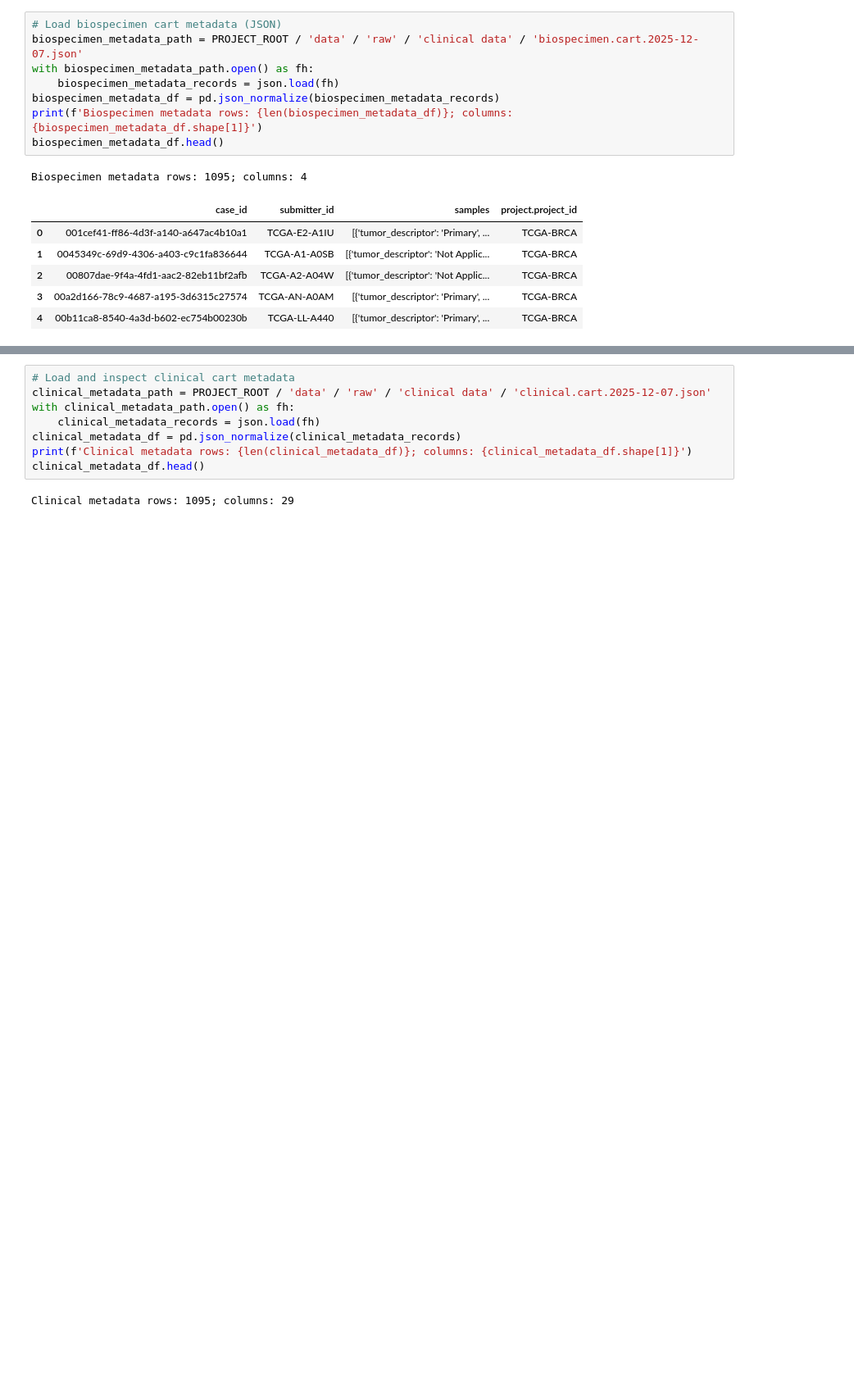
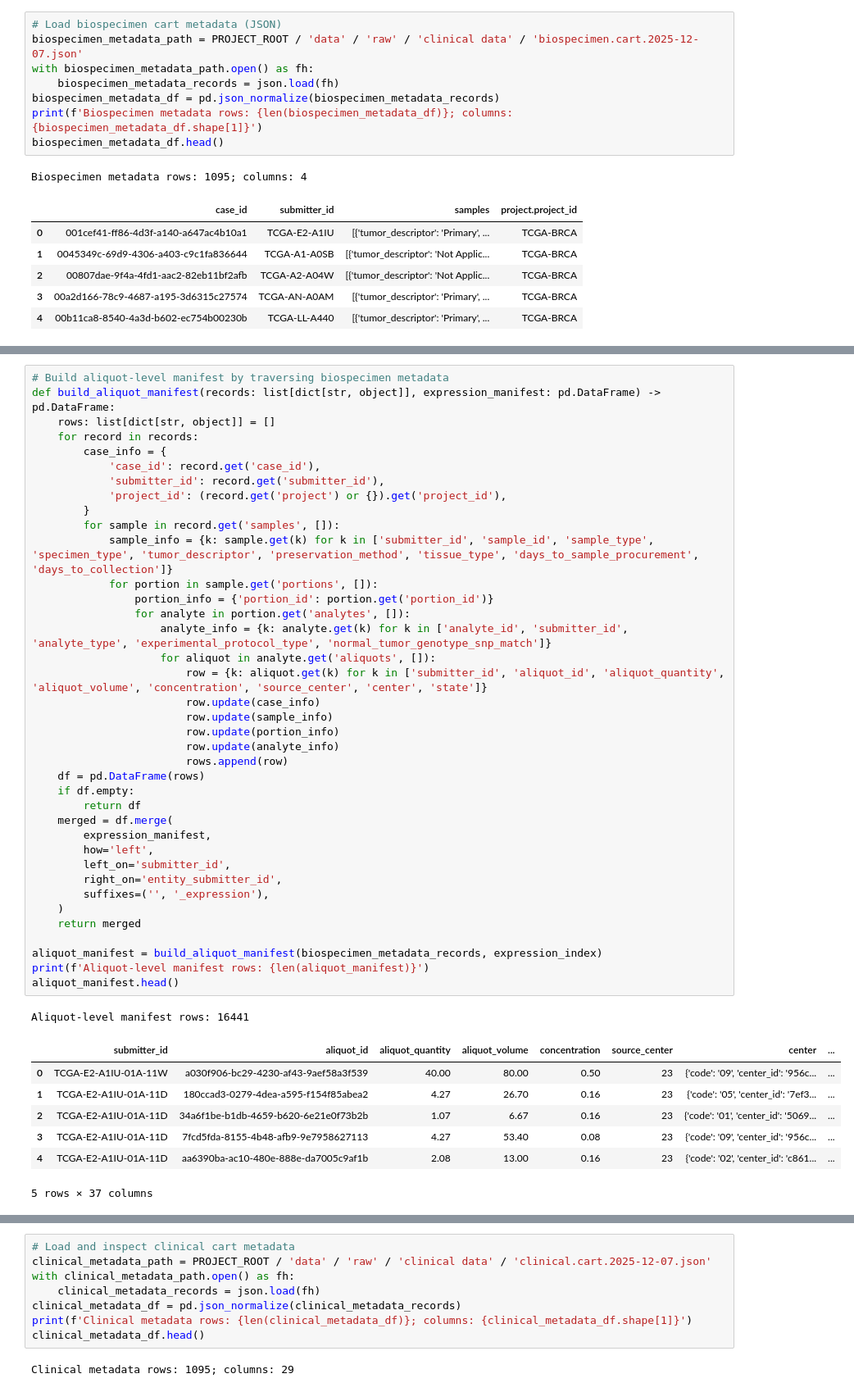
Before and after one commit to sarthak-arora1997/tcga-brca-multiomics-subtyping, a Jupyter notebook: notebooks/01_download_and_organize_data.ipynb, the cells around one changed output, grey strips where cells are left out. Shown at 82% size. Cells and saved outputs as stored; diff of their text form; blank space fills up the shorter version.

Commit message:
changing the readme.md to add the aliqout logic and adding drop columns function to notebook utils.py, still need to join the clinical data

```diff
--- a/notebooks/01_download_and_organize_data.ipynb
+++ b/notebooks/01_download_and_organize_data.ipynb
@@ -153,3 +153,50 @@ Aliquots columns: ['aliquot_quantity', 'aliquot_id', 'source_center', 'updated_d
 | 0 | 1.95 | 29649014-93dc-43a1-921b-7fef21993d35 | 23 | 2022-04-29T01:58:34.961222-05:00 | TCGA-E2-A1IU-11A-61D-A14E-02 | 0.15 | released | ... |
 | 1 | 4.27 | 48e5f4e0-7f51-47f6-a508-347ed3638a6d | 23 | 2022-04-29T01:58:38.593782-05:00 | TCGA-E2-A1IU-11A-61D-A14G-09 | 0.08 | released | ... |
 | 2 | 1.00 | 4b2073cb-62fe-41f3-baa1-200fc865871b | 23 | 2022-04-29T01:58:36.696508-05:00 | TCGA-E2-A1IU-11A-61D-A14F-01 | 0.15 | released | ... |
+# %%
+# Build aliquot-level manifest by traversing biospecimen metadata
+def build_aliquot_manifest(records: list[dict[str, object]], expression_manifest: pd.DataFrame) -> pd.DataFrame:
+    rows: list[dict[str, object]] = []
+    for record in records:
+        case_info = {
+            'case_id': record.get('case_id'),
+            'submitter_id': record.get('submitter_id'),
+            'project_id': (record.get('project') or {}).get('project_id'),
+        }
+        for sample in record.get('samples', []):
+            sample_info = {k: sample.get(k) for k in ['submitter_id', 'sample_id', 'sample_type', 'specimen_type', 'tumor_descriptor', 'preservation_method', 'tissue_type', 'days_to_sample_procurement', 'days_to_collection']}
+            for portion in sample.get('portions', []):
+                portion_info = {'portion_id': portion.get('portion_id')}
+                for analyte in portion.get('analytes', []):
+                    analyte_info = {k: analyte.get(k) for k in ['analyte_id', 'submitter_id', 'analyte_type', 'experimental_protocol_type', 'normal_tumor_genotype_snp_match']}
+                    for aliquot in analyte.get('aliquots', []):
+                        row = {k: aliquot.get(k) for k in ['submitter_id', 'aliquot_id', 'aliquot_quantity', 'aliquot_volume', 'concentration', 'source_center', 'center', 'state']}
+                        row.update(case_info)
+                        row.update(sample_info)
+                        row.update(portion_info)
+                        row.update(analyte_info)
+                        rows.append(row)
+    df = pd.DataFrame(rows)
+    if df.empty:
+        return df
+    merged = df.merge(
+        expression_manifest,
+        how='left',
+        left_on='submitter_id',
+        right_on='entity_submitter_id',
+        suffixes=('', '_expression'),
+    )
+    return merged
+
+aliquot_manifest = build_aliquot_manifest(biospecimen_metadata_records, expression_index)
+print(f'Aliquot-level manifest rows: {len(aliquot_manifest)}')
+aliquot_manifest.head()
+# %% [output]
+Aliquot-level manifest rows: 16441
+|  | submitter_id | aliquot_id | aliquot_quantity | aliquot_volume | concentration | source_center | center | ... |
+| 0 | TCGA-E2-A1IU-01A-11W | a030f906-bc29-4230-af43-9aef58a3f539 | 40.00 | 80.00 | 0.50 | 23 | {'code': '09', 'center_id': '956c... | ... |
+| 1 | TCGA-E2-A1IU-01A-11D | 180ccad3-0279-4dea-a595-f154f85abea2 | 4.27 | 26.70 | 0.16 | 23 | {'code': '05', 'center_id': '7ef3... | ... |
+| 2 | TCGA-E2-A1IU-01A-11D | 34a6f1be-b1db-4659-b620-6e21e0f73b2b | 1.07 | 6.67 | 0.16 | 23 | {'code': '01', 'center_id': '5069... | ... |
+| 3 | TCGA-E2-A1IU-01A-11D | 7fcd5fda-8155-4b48-afb9-9e7958627113 | 4.27 | 53.40 | 0.08 | 23 | {'code': '09', 'center_id': '956c... | ... |
+| 4 | TCGA-E2-A1IU-01A-11D | aa6390ba-ac10-480e-888e-da7005c9af1b | 2.08 | 13.00 | 0.16 | 23 | {'code': '02', 'center_id': 'c861... | ... |
+5 rows × 37 columns
```
Also changed, not shown: parts of 15 cells of this notebook, 2 other files.
